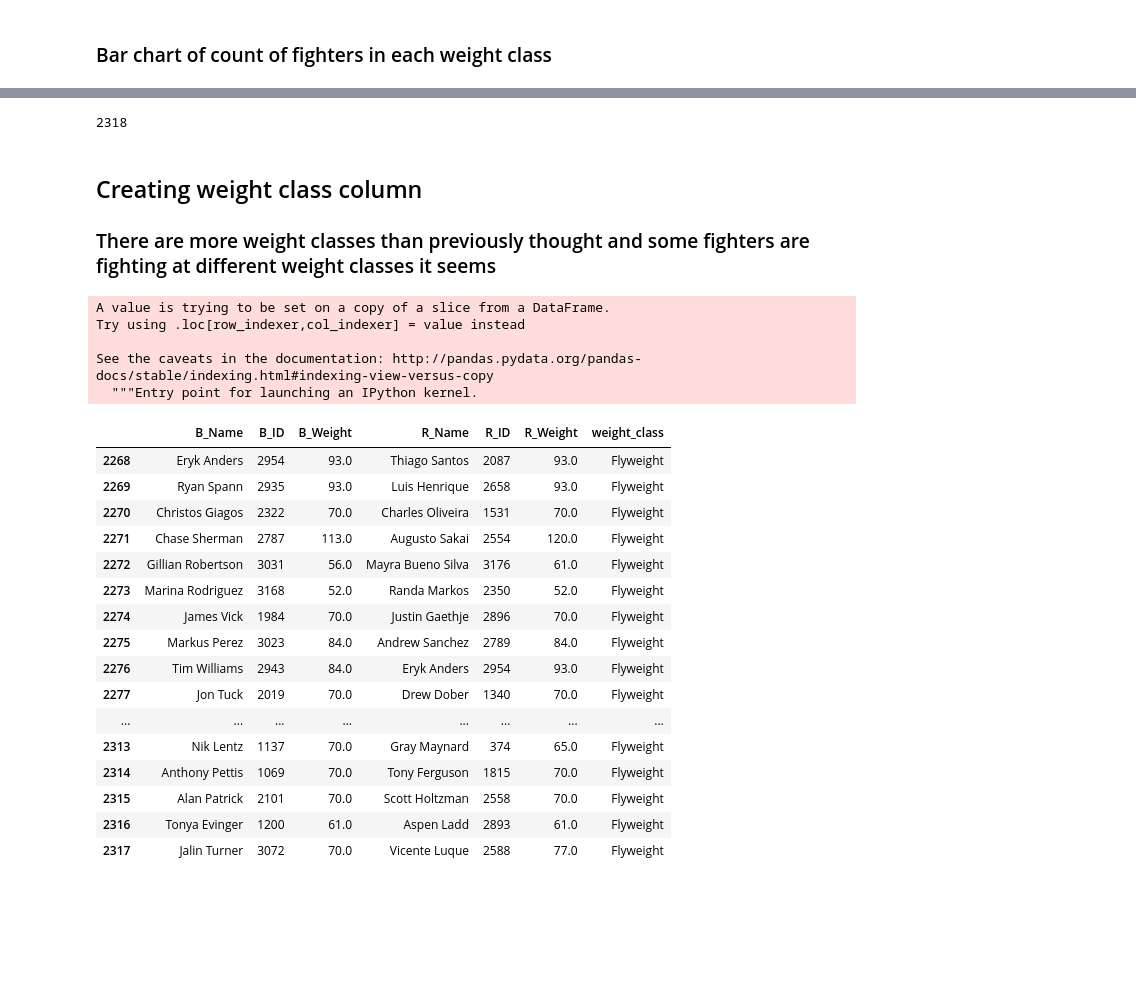
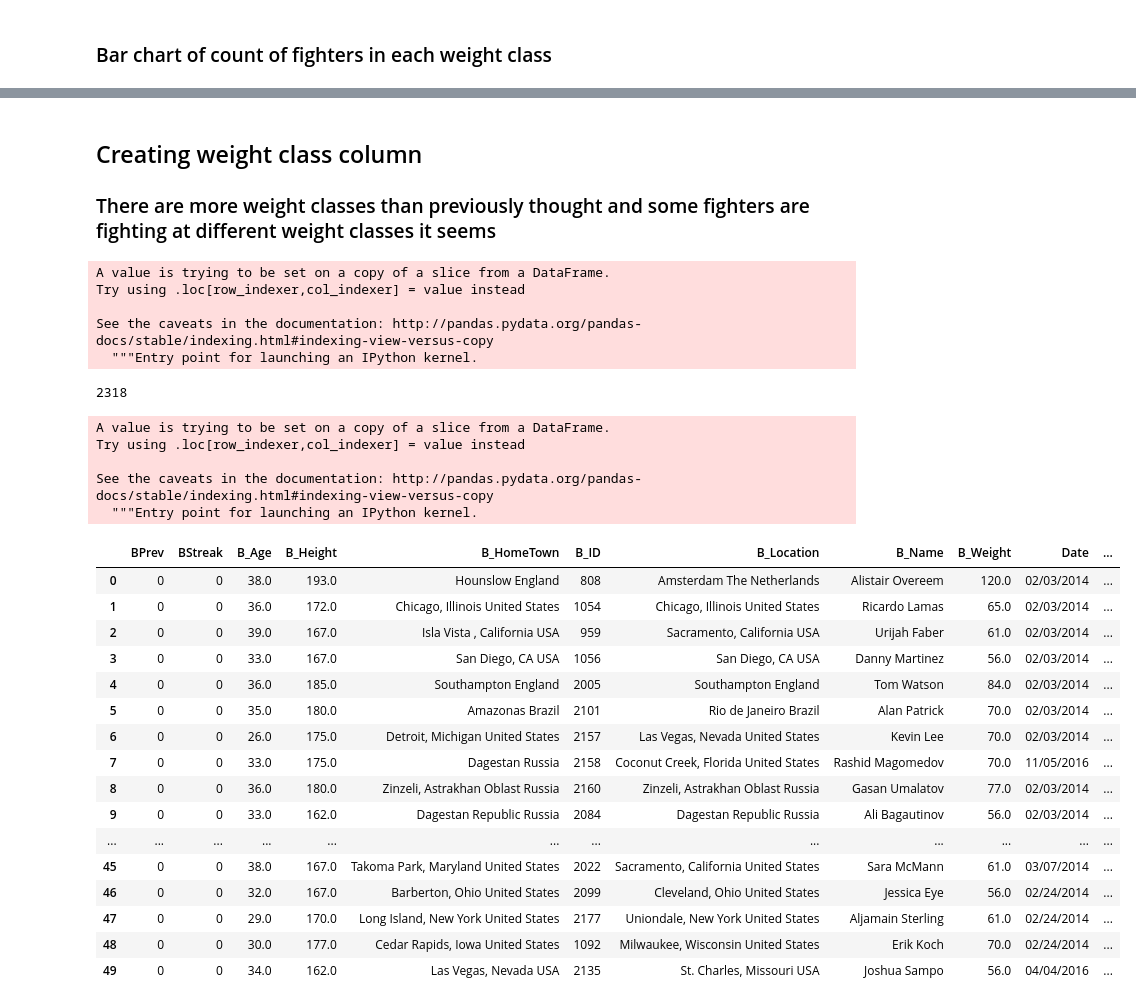
Before and after one commit to PWalis/UFC_DataAnalysis, a Jupyter notebook: Data_exploration.ipynb, the cells around one changed output, grey strips where cells are left out. Saved outputs shown, nothing was run; the diff lists cells and outputs as text; code cells hidden in the pictures; blank space fills up the shorter version.

Commit message:
Created data set with selsected features ready to be cleaned

```diff
--- a/Data_exploration.ipynb
+++ b/Data_exploration.ipynb
@@ -86,3 +128,9 @@ plt.boxplot([sorted_b_weight, sorted_r_weight], labels=['b_weight', 'r_weight'])
 [figure]
 # %% [markdown]
 ### Bar chart of count of fighters in each weight class
+# %%
+# cols is all the columns that are relevent for the expoloration and analysis
+cols = df.columns[444:457].values
+cols = np.append(cols, df.columns[892:])
+cols = np.append(df.columns[0:9], cols)
+cols
@@ -89,5 +143,5 @@ plt.boxplot([sorted_b_weight, sorted_r_weight], labels=['b_weight', 'r_weight'])
 # %%
-fighters = df[['B_Name', 'B_ID', 'B_Weight', 'R_Name', 'R_ID', 'R_Weight']]
+fighters = df[cols]
 # fighters.B_Weight, fighters.R_Weight = fighters.B_Weight * 2.2, fighters.R_Weight * 2.2
 # %%
 fighters.head()
@@ -101,36 +155,45 @@ fighters.head()
-# %%
-ranges = [-np.inf, 125.0, 135.0, 145.0, 155.0, 170.0, 185.0, 205.0, np.inf]
-labels = ['Flyweight', 'Bantamweight', 'Featherweight', 'Lightweight', 'Welterweight', 'Middleweight', 'Light Heavyweight', 'Heavyweight']
-weight_classes = fighters.weight_class = pd.cut(fighters.B_Weight, ranges, labels=labels)
-len(weight_classes)
-# %% [output]
-2318
 # %% [markdown]
 ## Creating weight class column
 ### There are more weight classes than previously thought and some fighters are fighting at different weight classes it seems
+# %%
+fighters['avg_weight_lbs'] = (fighters.B_Weight + fighters.R_Weight)/2 * 2.2
+# %% [output]
+A value is trying to be set on a copy of a slice from a DataFrame.
+Try using .loc[row_indexer,col_indexer] = value instead
+
+See the caveats in the documentation: http://pandas.pydata.org/pandas-docs/stable/indexing.html#indexing-view-versus-copy
+  """Entry point for launching an IPython kernel.
+# %%
+ranges = [-np.inf, 125.0, 135.0, 145.0, 155.0, 165.0, 170.0, 175.0, 185.0, 195.0, 205.0, 225.0, 265.0, np.inf]
+labels = ['Strawwweight','Flyweight', 'Bantamweight', 'Featherweight', 'Lightweight', 'Super Lightweight', 'Welterweight', 'Super Welterweight',
+          'Middleweight', 'Super Middleweight', 'Light Heavyweight', 'Cruiserweight', 'Heavyweight']
+weight_classes = fighters.weight_class = pd.cut(fighters.avg_weight_lbs, ranges, labels=labels)
+len(weight_classes)
+# %% [output]
+2318
 # %%
 fighters['weight_class'] = pd.Series(weight_classes)
-fighters.tail(50)
+fighters.head(50)
 # %% [output]
 A value is trying to be set on a copy of a slice from a DataFrame.
 Try using .loc[row_indexer,col_indexer] = value instead
 
 See the caveats in the documentation: http://pandas.pydata.org/pandas-docs/stable/indexing.html#indexing-view-versus-copy
   """Entry point for launching an IPython kernel.
-|  | B_Name | B_ID | B_Weight | R_Name | R_ID | R_Weight | weight_class |
-| 2268 | Eryk Anders | 2954 | 93.0 | Thiago Santos | 2087 | 93.0 | Flyweight |
-| 2269 | Ryan Spann | 2935 | 93.0 | Luis Henrique | 2658 | 93.0 | Flyweight |
-| 2270 | Christos Giagos | 2322 | 70.0 | Charles Oliveira | 1531 | 70.0 | Flyweight |
-| 2271 | Chase Sherman | 2787 | 113.0 | Augusto Sakai | 2554 | 120.0 | Flyweight |
-| 2272 | Gillian Robertson | 3031 | 56.0 | Mayra Bueno Silva | 3176 | 61.0 | Flyweight |
-| 2273 | Marina Rodriguez | 3168 | 52.0 | Randa Markos | 2350 | 52.0 | Flyweight |
-| 2274 | James Vick | 1984 | 70.0 | Justin Gaethje | 2896 | 70.0 | Flyweight |
-| 2275 | Markus Perez | 3023 | 84.0 | Andrew Sanchez | 2789 | 84.0 | Flyweight |
-| 2276 | Tim Williams | 2943 | 84.0 | Eryk Anders | 2954 | 93.0 | Flyweight |
-| 2277 | Jon Tuck | 2019 | 70.0 | Drew Dober | 1340 | 70.0 | Flyweight |
-| ... | ... | ... | ... | ... | ... | ... | ... |
-| 2313 | Nik Lentz | 1137 | 70.0 | Gray Maynard | 374 | 65.0 | Flyweight |
-| 2314 | Anthony Pettis | 1069 | 70.0 | Tony Ferguson | 1815 | 70.0 | Flyweight |
-| 2315 | Alan Patrick | 2101 | 70.0 | Scott Holtzman | 2558 | 70.0 | Flyweight |
-| 2316 | Tonya Evinger | 1200 | 61.0 | Aspen Ladd | 2893 | 61.0 | Flyweight |
-| 2317 | Jalin Turner | 3072 | 70.0 | Vicente Luque | 2588 | 77.0 | Flyweight |
+|  | BPrev | BStreak | B_Age | B_Height | B_HomeTown | B_ID | B_Location | B_Name | B_Weight | Date | ... |
+| 0 | 0 | 0 | 38.0 | 193.0 | Hounslow England | 808 | Amsterdam The Netherlands | Alistair Overeem | 120.0 | 02/03/2014 | ... |
+| 1 | 0 | 0 | 36.0 | 172.0 | Chicago, Illinois United States | 1054 | Chicago, Illinois United States | Ricardo Lamas | 65.0 | 02/03/2014 | ... |
+| 2 | 0 | 0 | 39.0 | 167.0 | Isla Vista , California USA | 959 | Sacramento, California USA | Urijah Faber | 61.0 | 02/03/2014 | ... |
+| 3 | 0 | 0 | 33.0 | 167.0 | San Diego, CA USA | 1056 | San Diego, CA USA | Danny Martinez | 56.0 | 02/03/2014 | ... |
+| 4 | 0 | 0 | 36.0 | 185.0 | Southampton England | 2005 | Southampton England | Tom Watson | 84.0 | 02/03/2014 | ... |
+| 5 | 0 | 0 | 35.0 | 180.0 | Amazonas Brazil | 2101 | Rio de Janeiro Brazil | Alan Patrick | 70.0 | 02/03/2014 | ... |
+| 6 | 0 | 0 | 26.0 | 175.0 | Detroit, Michigan United States | 2157 | Las Vegas, Nevada United States | Kevin Lee | 70.0 | 02/03/2014 | ... |
+| 7 | 0 | 0 | 33.0 | 175.0 | Dagestan Russia | 2158 | Coconut Creek, Florida United States | Rashid Magomedov | 70.0 | 11/05/2016 | ... |
+| 8 | 0 | 0 | 36.0 | 180.0 | Zinzeli, Astrakhan Oblast Russia | 2160 | Zinzeli, Astrakhan Oblast Russia | Gasan Umalatov | 77.0 | 02/03/2014 | ... |
+| 9 | 0 | 0 | 33.0 | 162.0 | Dagestan Republic Russia | 2084 | Dagestan Republic Russia | Ali Bagautinov | 56.0 | 02/03/2014 | ... |
+| ... | ... | ... | ... | ... | ... | ... | ... | ... | ... | ... | ... |
+| 45 | 0 | 0 | 38.0 | 167.0 | Takoma Park, Maryland United States | 2022 | Sacramento, California United States | Sara McMann | 61.0 | 03/07/2014 | ... |
+| 46 | 0 | 0 | 32.0 | 167.0 | Barberton, Ohio United States | 2099 | Cleveland, Ohio United States | Jessica Eye | 56.0 | 02/24/2014 | ... |
+| 47 | 0 | 0 | 29.0 | 170.0 | Long Island, New York United States | 2177 | Uniondale, New York United States | Aljamain Sterling | 61.0 | 02/24/2014 | ... |
+| 48 | 0 | 0 | 30.0 | 177.0 | Cedar Rapids, Iowa United States | 1092 | Milwaukee, Wisconsin United States | Erik Koch | 70.0 | 02/24/2014 | ... |
+| 49 | 0 | 0 | 34.0 | 162.0 | Las Vegas, Nevada USA | 2135 | St. Charles, Missouri USA | Joshua Sampo | 56.0 | 04/04/2016 | ... |
```
Also changed, not shown: parts of 9 cells of this notebook, 2 other files.
